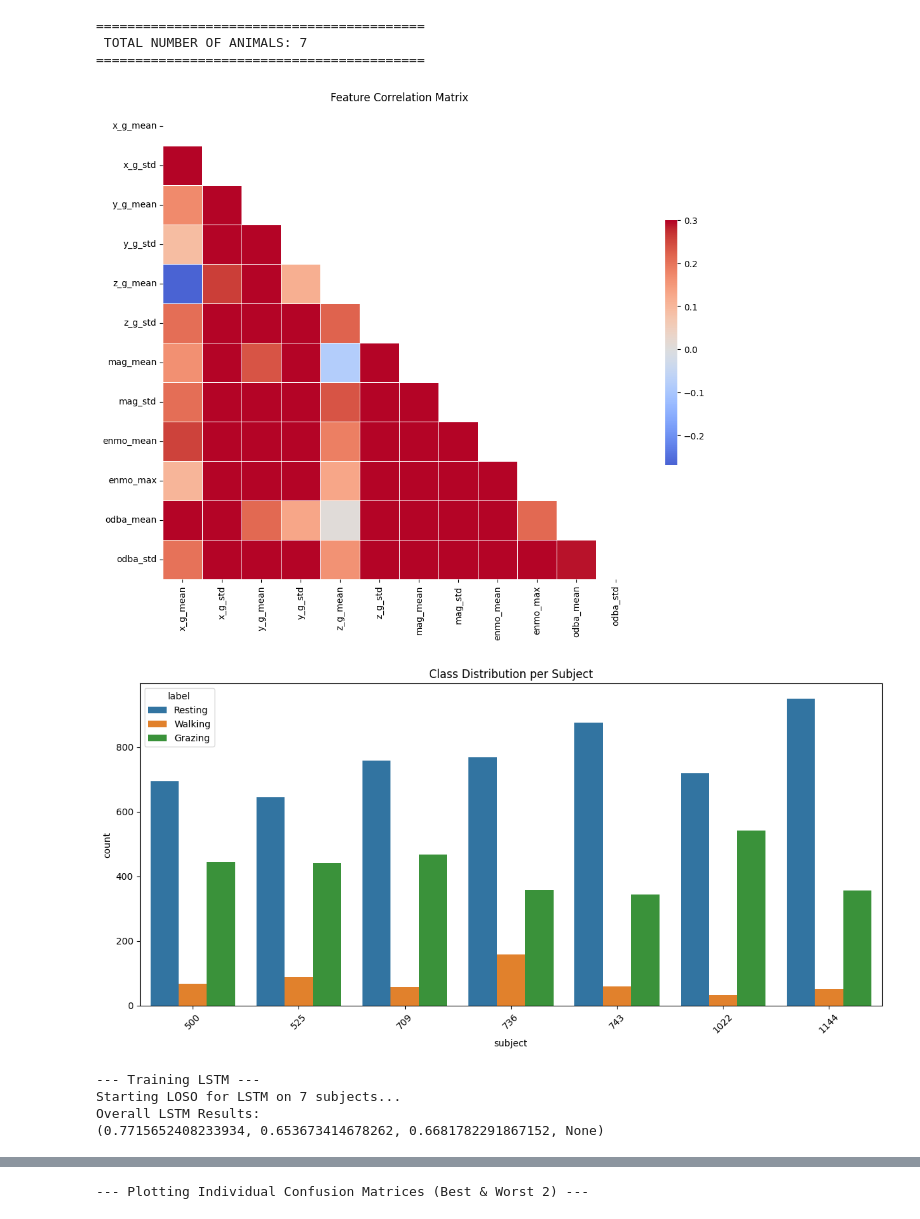
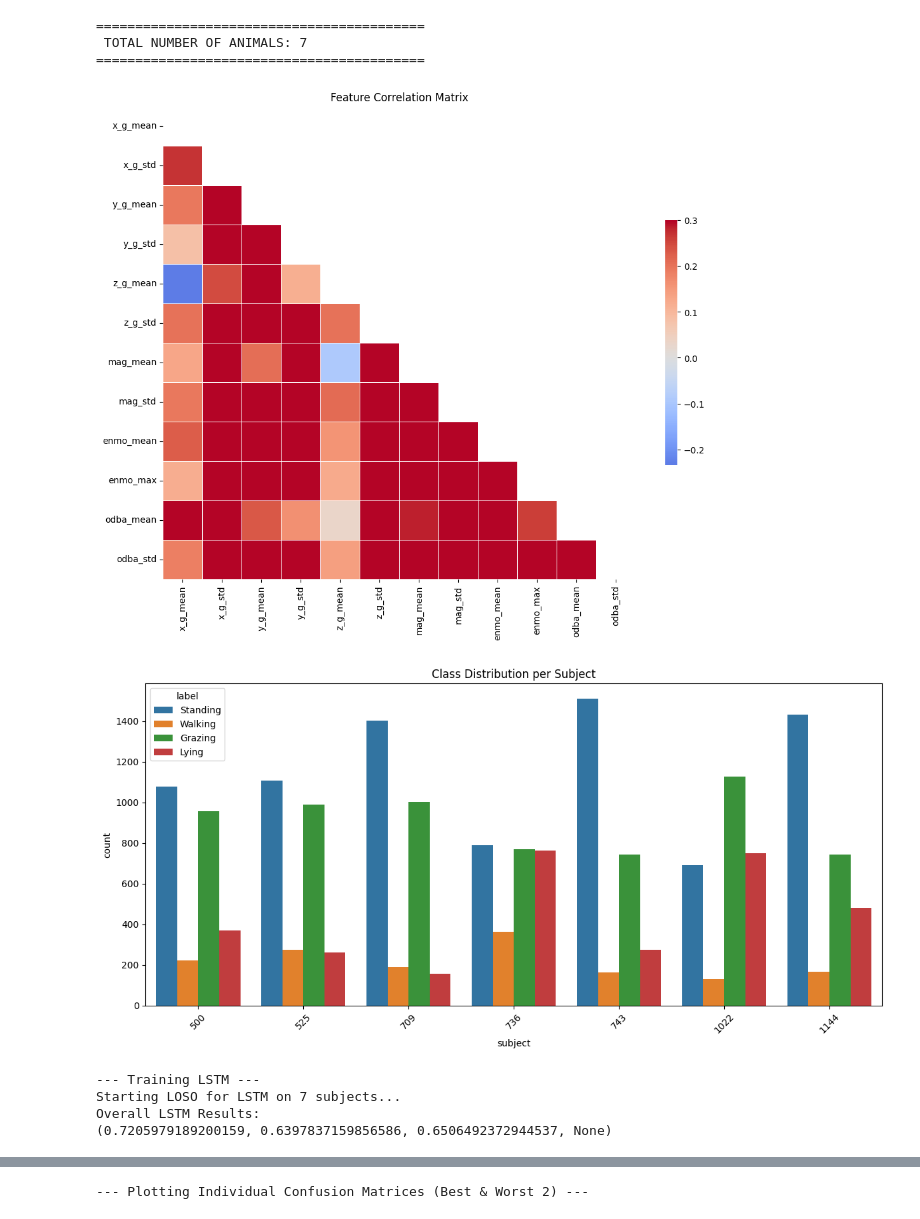
Before and after one commit to rajeshneupane7/accelrometer_codes, a Jupyter notebook: processing_ts_1_26.ipynb, the cells around one changed output, grey strips where cells are left out. Drawn from its saved outputs; the diff is of its cells as text; code cells hidden in the pictures.

```diff
--- a/processing_ts_1_26.ipynb
+++ b/processing_ts_1_26.ipynb
@@ -4,7 +4,7 @@ import pandas as pd
 import tempfile
 import zipfile
 actual_file = []
-main_path = "/home/rajesh/work/acclerometer_project/zip_data"
+main_path = "/mnt/c/Users/rajes/Desktop/cortland"
 
 if os.path.exists(main_path):
     for zip_file in os.listdir(main_path):
@@ -24,0 +35,2 @@ if os.path.exists(main_path):
+# %%
+map_dict={'Standing and Ruminating': 'Standing', 'Drinking':'Standing', 'Lying and Ruminating':'Lying', 'Browsing':'Grazing'}
@@ -25,4 +41,4 @@ if os.path.exists(main_path):
 # %%
-df_raw['behavioral_category']= df_raw['behavioral_category'].apply(lambda x : 'Resting' if x=='Resting Ruminating' else x)
+df_raw['behavioral_category']= df_raw['behavioral_category'].apply(lambda x : map_dict[x] if x in list(map_dict.keys()) else x)
 # %%
-df_raw['behavioral_category'].unique()
+df_raw= df_raw[df_raw['behavioral_category']!='GreenFeed']
@@ -410,7 +429,7 @@ df = df_raw.copy() # Use your loaded dataframe
 pipe = AdaptiveAccelPipeline(df)
 pipe.filter()
 pipe.features()
-df_r = pipe.resample(window=20, thresh=0.8)
+df_r = pipe.resample(window=10, thresh=0.70)
 
 # --- Animal Count ---
 num_animals = df_r['subject'].nunique()
@@ -427,7 +446,7 @@ plot_class_balance(df_r, label_col="label")
 le = LabelEncoder()
 df_r["label_enc"] = le.fit_transform(df_r["label"])
 df_r[feats] = StandardScaler().fit_transform(df_r[feats])
-X, y, subjects = pipe.sequences(df_r, feats, "label_enc", steps=5)
+X, y, subjects = pipe.sequences(df_r, feats, "label_enc", steps=10)
 
 # --- Run All Models ---
 comparison_data = []
@@ -439,36 +458,36 @@ for model_name in models_to_run:
     print(f"\n--- Training {model_name} ---")
     y_true, y_pred, sub_results = run_loso(X, y, subjects, le, model_name)
 
     # 1. Overall Metrics
     print(f"Overall {model_name} Results:")
     print(precision_recall_fscore_support(y_true, y_pred, average='macro', zero_division=0))
 
     # 2. Aggregate Matrix
     plot_aggregate_confusion(y_true, y_pred, le, f"{model_name} Global Confusion Matrix")
 
     # 3. Individual Animal Matrices (New Req)
     plot_per_subject_confusion(sub_results, le, num_to_plot=2)
 
     # Collect data for boxplots
     for acc, f1 in zip(sub_results["accuracy"], sub_results["f1_macro"]):
         comparison_data.append({
             "Model": model_name,
             "Accuracy": acc,
             "f1_macro": f1
         })
 
 # --- Final Comparison Visualization ---
 if comparison_data:
     metrics_df = pd.DataFrame(comparison_data)
     plot_loso_boxplots(metrics_df, metric="f1_macro")
     plot_loso_boxplots(metrics_df, metric="Accuracy")
 # %% [output]
 ==========================================
  TOTAL NUMBER OF ANIMALS: 7
 ==========================================
-[figure, old version]
+[figure, new version]
-[figure, old version]
+[figure, new version]
 --- Training LSTM ---
 Starting LOSO for LSTM on 7 subjects...
 Overall LSTM Results:
-(0.7715652408233934, 0.653673414678262, 0.6681782291867152, None)
+(0.7205979189200159, 0.6397837159856586, 0.6506492372944537, None)
```
Also changed, not shown: parts of 10 cells of this notebook, 4 other files.
